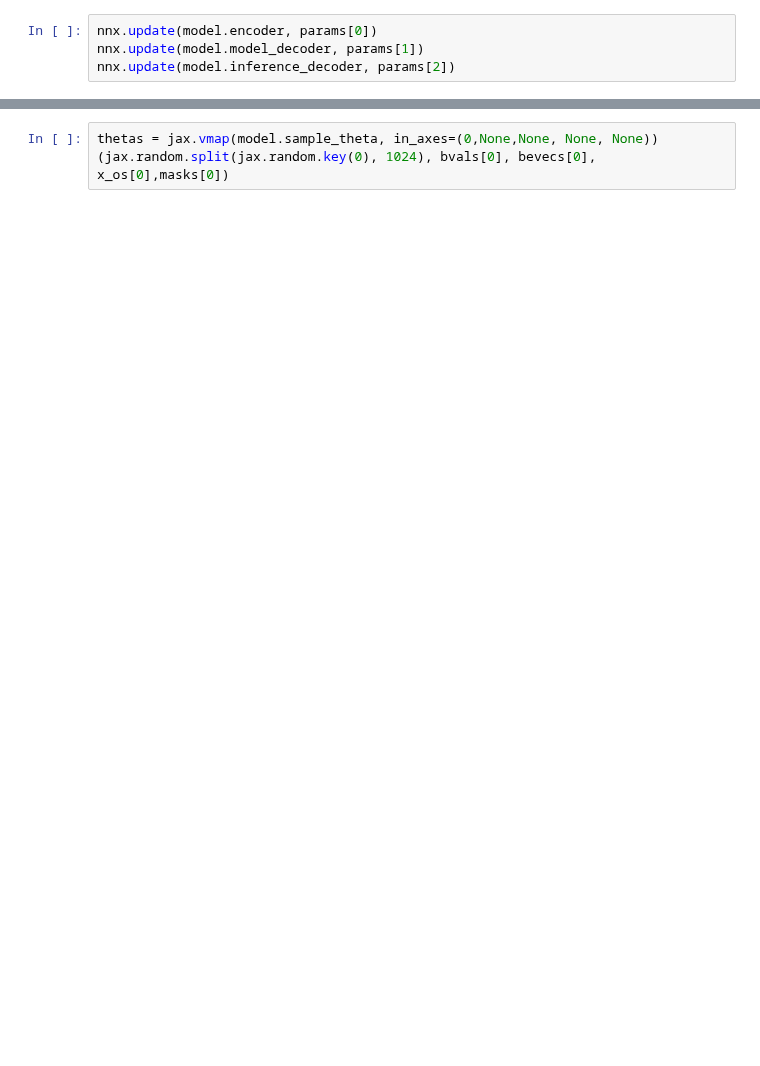
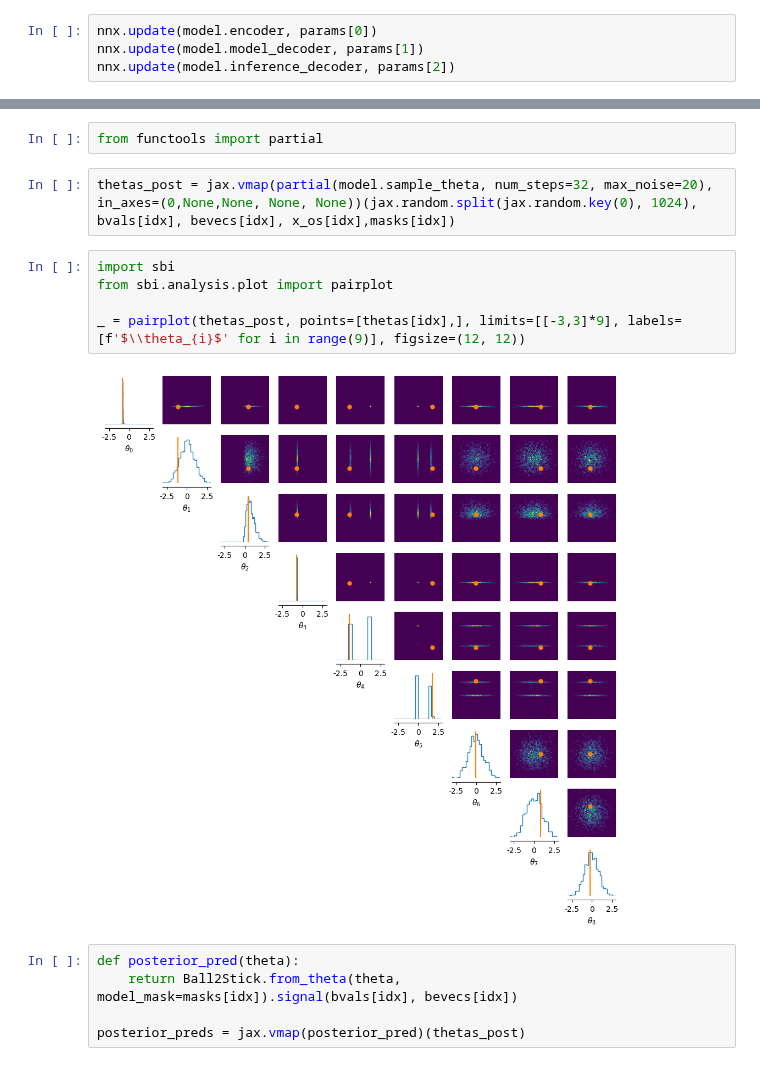
Before and after one commit to mackelab/dmri, a Jupyter notebook: notebooks/dmri_mode_selection_and_inference.ipynb, the cells around one changed output, grey strips where cells are left out. Cells and saved outputs as stored; diff of their text form; blank space fills up the shorter version.

```diff
--- a/notebooks/dmri_mode_selection_and_inference.ipynb
+++ b/notebooks/dmri_mode_selection_and_inference.ipynb
@@ -113,2 +136,16 @@ plt.show()
+# %%
+from functools import partial
 # %%
-thetas = jax.vmap(model.sample_theta, in_axes=(0,None,None, None, None))(jax.random.split(jax.random.key(0), 1024), bvals[0], bevecs[0], x_os[0],masks[0])
+thetas_post = jax.vmap(partial(model.sample_theta, num_steps=32, max_noise=20), in_axes=(0,None,None, None, None))(jax.random.split(jax.random.key(0), 1024), bvals[idx], bevecs[idx], x_os[idx],masks[idx])
+# %%
+import sbi
+from sbi.analysis.plot import pairplot
+
+_ = pairplot(thetas_post, points=[thetas[idx],], limits=[[-3,3]*9], labels=[f'$\\theta_{i}$' for i in range(9)], figsize=(12, 12))
+# %% [output]
+[figure, added]
+# %%
+def posterior_pred(theta):
+    return Ball2Stick.from_theta(theta, model_mask=masks[idx]).signal(bvals[idx], bevecs[idx])
+
+posterior_preds = jax.vmap(posterior_pred)(thetas_post)
```
Also changed, not shown: parts of 6 cells of this notebook, 3 other files.
